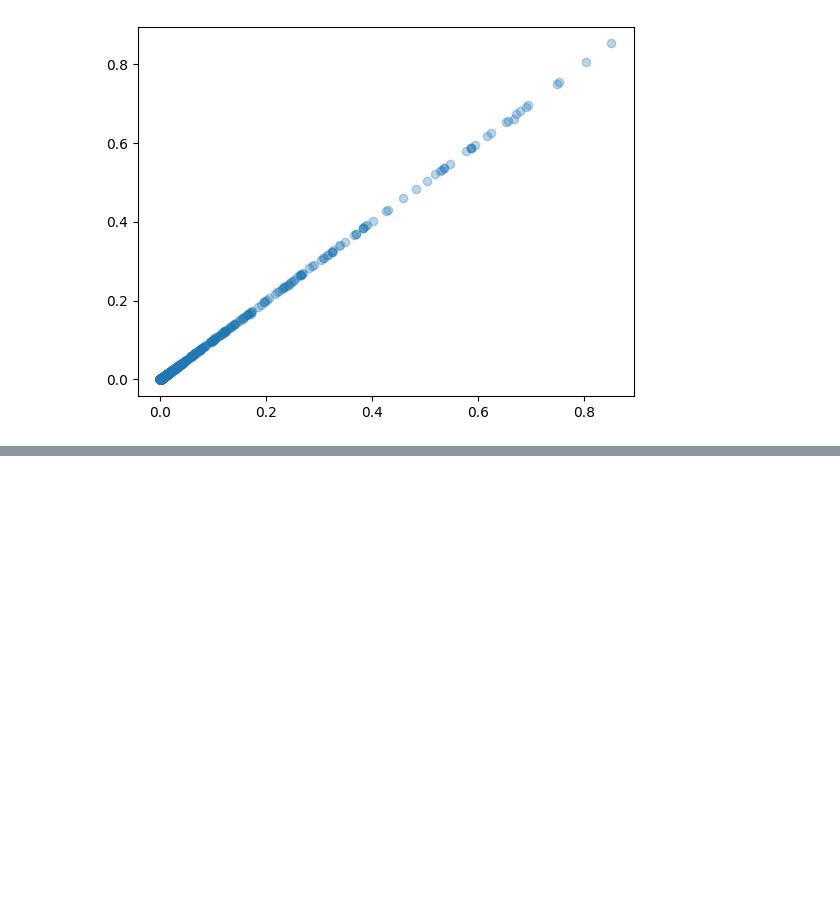
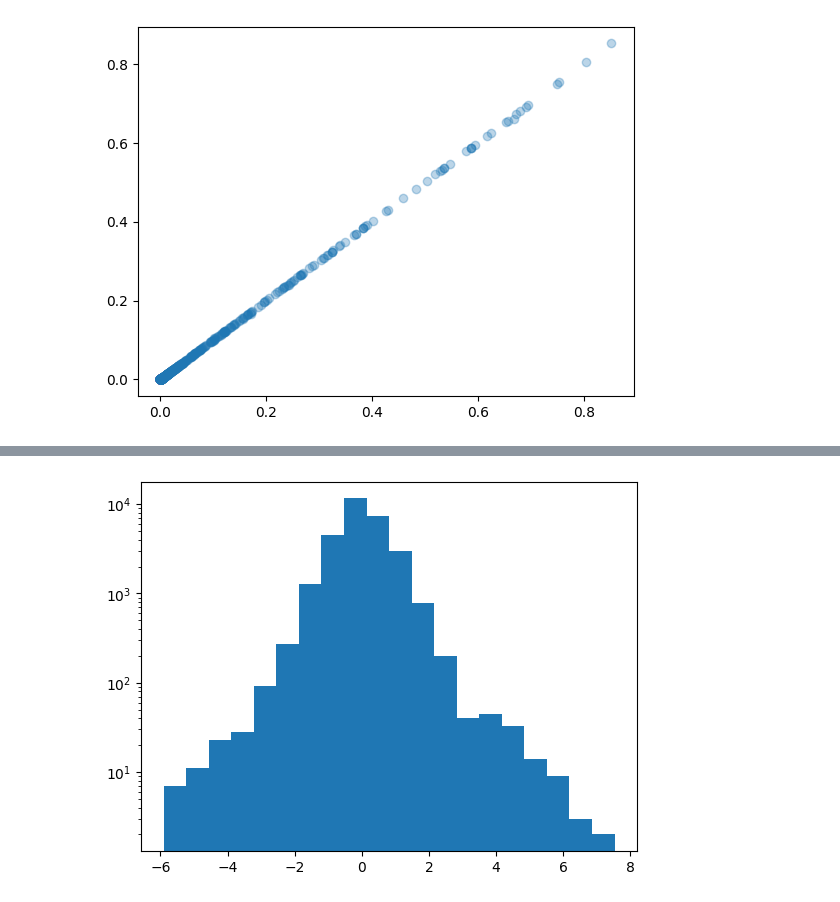
Before and after one commit to learning-chip/DeepSeek-V3, a Jupyter notebook: inference/verify_mla_checkpoint.ipynb, the cells around one changed output, grey strips where cells are left out. Drawn from its saved outputs; the diff is of its cells as text; code cells hidden in the pictures; blank space fills up the shorter version.

```diff
--- a/inference/verify_mla_checkpoint.ipynb
+++ b/inference/verify_mla_checkpoint.ipynb
@@ -94,0 +113,4 @@ plt.scatter(
+# %%
+plt.hist(kv_cache_used.flatten(), log=True, bins=20);
+# %% [output]
+[figure, added]
```
Also changed, not shown: parts of 4 cells of this notebook.
